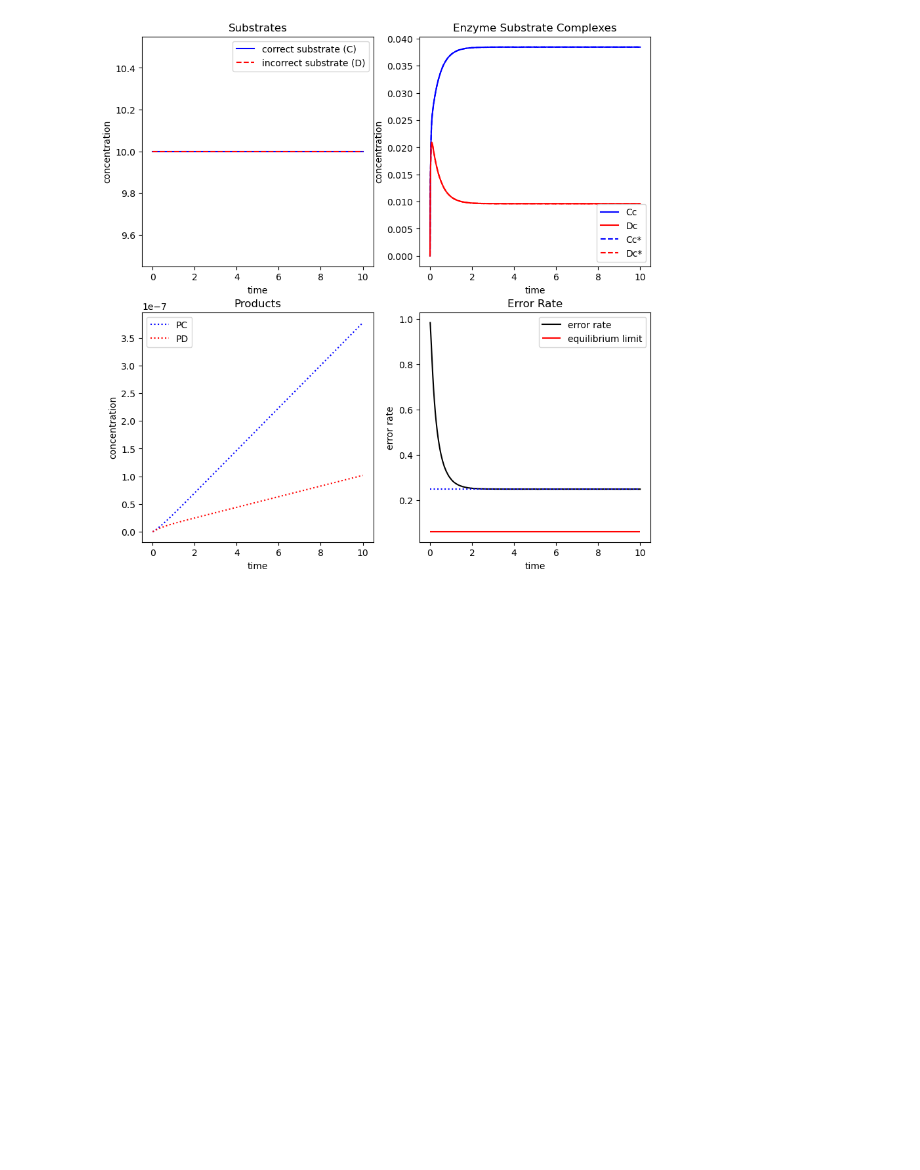
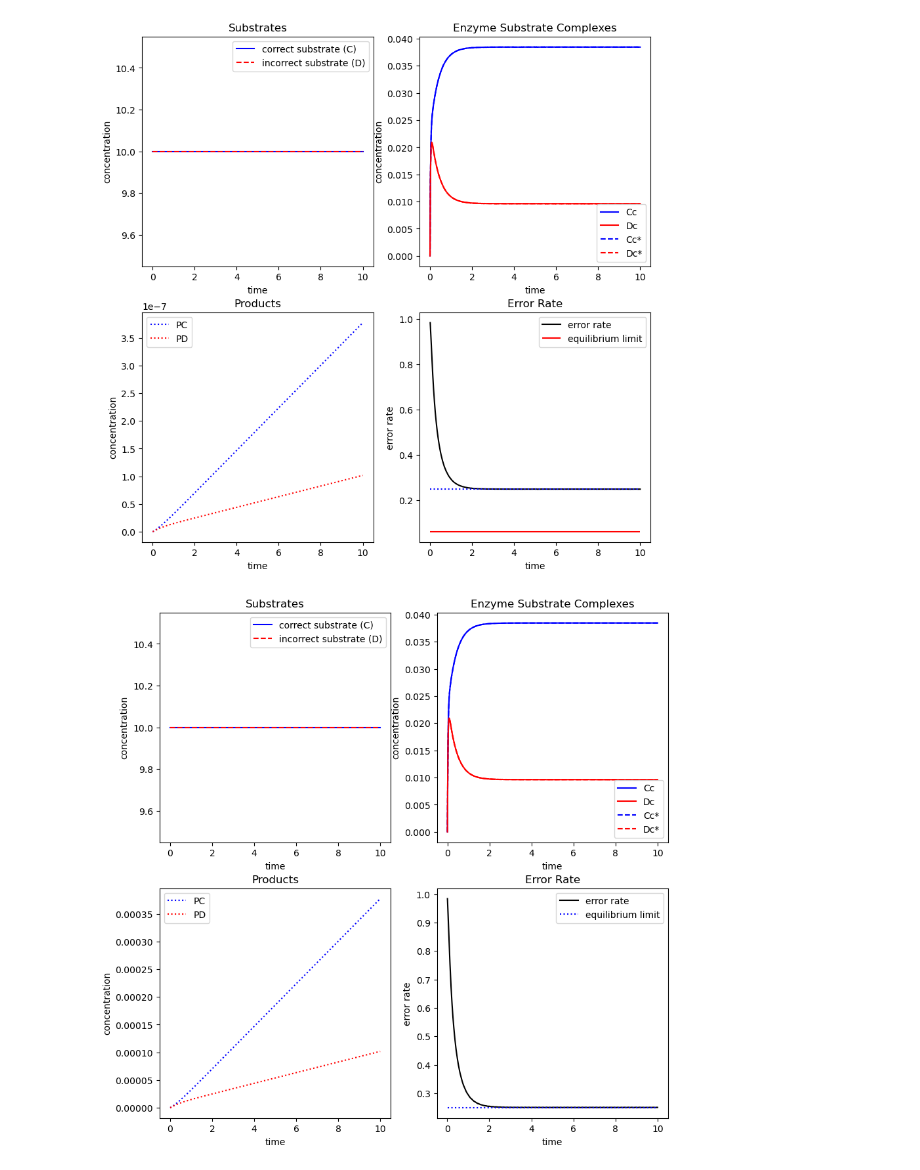
Before and after one commit to exu3/BME3340, a Jupyter notebook: L03/L03_Kinetic_Proofreading.ipynb, the cells around one changed output. Cells and saved outputs as stored; diff of their text form; code cells hidden in the pictures; blank space fills up the shorter version.

```diff
--- a/L03/L03_Kinetic_Proofreading.ipynb
+++ b/L03/L03_Kinetic_Proofreading.ipynb
@@ -409,3 +410,74 @@ axs[1,1].plot([t[st],t[-1]],[f_MM_limit,f_MM_limit],'b:')
 axs[1,1].legend(['error rate','equilibrium limit']);
 # %% [output]
 [figure]
+# %%
+# Parameters
+kC_on = 1
+kC_off = 1
+kD_on = kC_on #equal on-rate assumption
+kD_off = 4
+lC_on = kC_on #for simplicity
+lC_off = kC_off #for simplicity
+lD_on = lC_on #equal on-rate assumption
+lD_off = kD_off #for simplicity
+mC = 1e3
+mC_r = mC*(kC_on*lC_off)/(kC_off*lC_on) #equlibrium constraint from Hopfield equation 6
+mD = mC
+mD_r = mC_r
+w = 1e-3
+w_r = 0
+c_total = 0.1 #total enzyme
+
+# Initial Conditions
+C0 = 10 # Initial C
+D0 = 10 # Initial D
+y0 = [C0,D0,0,0,0,0,0,0]
+
+# time span
+t = np.linspace(0,10,1000)
+tspan = [t[0],t[-1]]
+
+# Solve
+ode_sol = solve_ivp(lambda t,y:KP_dynamics(t,y,kC_on,kC_off,kD_on,kD_off,mC,mC_r,mD,mD_r,lC_on,lC_off,lD_on,lD_off,w,w_r,c_total),tspan,y0,t_eval=t)
+
+# Plot
+fig,axs = plt.subplots(2,2,figsize=(10, 10))
+
+axs[0,0].set_title('Substrates')
+axs[0,0].plot(t,ode_sol.y[0],'b-')
+axs[0,0].plot(t,ode_sol.y[1],'r--')
+axs[0,0].set_xlabel('time')
+axs[0,0].set_ylabel('concentration')
+axs[0,0].legend(['correct substrate (C)','incorrect substrate (D)']);
+
+axs[0,1].set_title('Enzyme Substrate Complexes')
+axs[0,1].plot(t,ode_sol.y[2],'b-')
+axs[0,1].plot(t,ode_sol.y[3],'r-')
+axs[0,1].plot(t,ode_sol.y[4],'b--')
+axs[0,1].plot(t,ode_sol.y[5],'r--')
+axs[0,1].set_xlabel('time')
+axs[0,1].set_ylabel('concentration')
+axs[0,1].legend(['Cc','Dc','Cc*','Dc*']);
+
+axs[1,0].set_title('Products')
+axs[1,0].plot(t,ode_sol.y[6],'b:')
+axs[1,0].plot(t,ode_sol.y[7],'r:')
+axs[1,0].set_xlabel('time')
+axs[1,0].set_ylabel('concentration')
+axs[1,0].legend(['PC','PD']);
+
+axs[1,1].set_title('Error Rate')
+st = 1
+dPCdt = ode_sol.y[4]*w - ode_sol.y[6]*w_r
+dPDdt = ode_sol.y[5]*w - ode_sol.y[7]*w_r
+f = dPDdt/dPCdt
+axs[1,1].plot(t[st:],f[st:],'k')
+axs[1,1].set_xlabel('time')
+axs[1,1].set_ylabel('error rate')
+
+# theoretical minimum error rate at equilibrium
+f_MM_limit = (D0*kC_off)/(C0*kD_off)
+axs[1,1].plot([t[st],t[-1]],[f_MM_limit,f_MM_limit],'b:')
+axs[1,1].legend(['error rate','equilibrium limit']);
+# %% [output]
+[figure, added]
```
Also changed, not shown: parts of 1 cell of this notebook, 6 other files.
